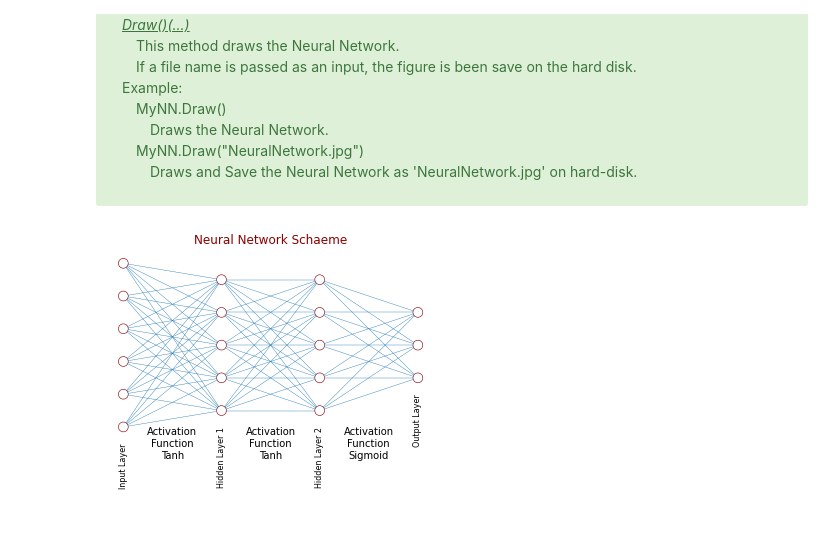
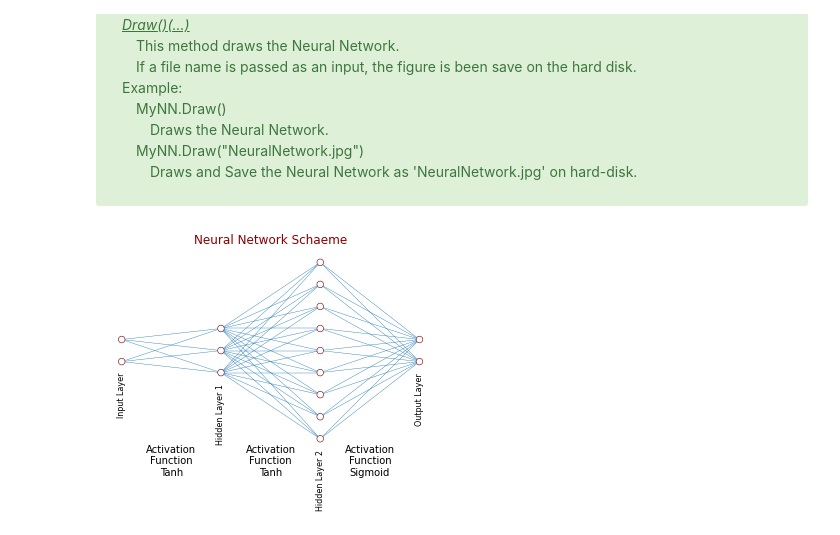
Before and after one commit to PhilippeArtsztein/Autonomous-Soil-Exploration-System-using-Artificial-Intelligence-Curiosity, a Jupyter notebook: 05_Draw_Neural_Network_Schaeme/Draw_Neural_Network_Schaeme.ipynb, the cells around one changed output. Drawn from its saved outputs; the diff is of its cells as text; code cells hidden in the pictures.

```diff
--- a/05_Draw_Neural_Network_Schaeme/Draw_Neural_Network_Schaeme.ipynb
+++ b/05_Draw_Neural_Network_Schaeme/Draw_Neural_Network_Schaeme.ipynb
@@ -143,7 +143,7 @@ class Layer():
                      rotation           ='vertical',
                      fontsize           = 8,
                      color              = self.Appearance["LeyersNameColor"])
-            plt.text(self.x+self.HorizontalDistanceBetweenLayers/2, 0,
+            plt.text(self.x+self.HorizontalDistanceBetweenLayers/2, -self.VerticalDistanceBetweenNeurons/4,
                      'Activation\nFunction\n'+ActivationFunction,
                      horizontalalignment='center',
                      verticalalignment  ='top',
@@ -167,7 +167,7 @@ class Layer():
                      rotation           ='vertical',
                      fontsize           = 8,
                      color              = self.Appearance["LeyersNameColor"])
-            plt.text(self.x+self.HorizontalDistanceBetweenLayers/2, 0,
+            plt.text(self.x+self.HorizontalDistanceBetweenLayers/2, -self.VerticalDistanceBetweenNeurons/4,
                      'Activation\nFunction\n'+ActivationFunction,
                      horizontalalignment='center',
                      verticalalignment  ='top',
@@ -290,12 +292,12 @@ class NeuralNetworkDisplay():
             Network.Add_Layer(lll)
         Network.Draw(TheFileName)
 # %%
-MyNN= NeuralNetworkDisplay( [6,5,5,3], ["Tanh", "Tanh", "Sigmoid"] )
-#MyNN= NeuralNetworkDisplay( [2,3,9,2], ["Tanh", "Tanh", "Sigmoid"] )
+#MyNN= NeuralNetworkDisplay( [6,5,5,3], ["Tanh", "Tanh", "Sigmoid"] )
+MyNN= NeuralNetworkDisplay( [2,3,9,2], ["Tanh", "Tanh", "Sigmoid"] )
 
 #MyNN.Draw()                     # Draw without saving figurs to a file
 # or
 MyNN.SetAppearance(NetColor="tab:blue")
 MyNN.Draw("NeuralNetwork.jpg")   # Draw and save figurs to a fi
 # %% [output]
-[figure, old version]
+[figure, new version]
```
Also changed, not shown: parts of 1 cell of this notebook.
